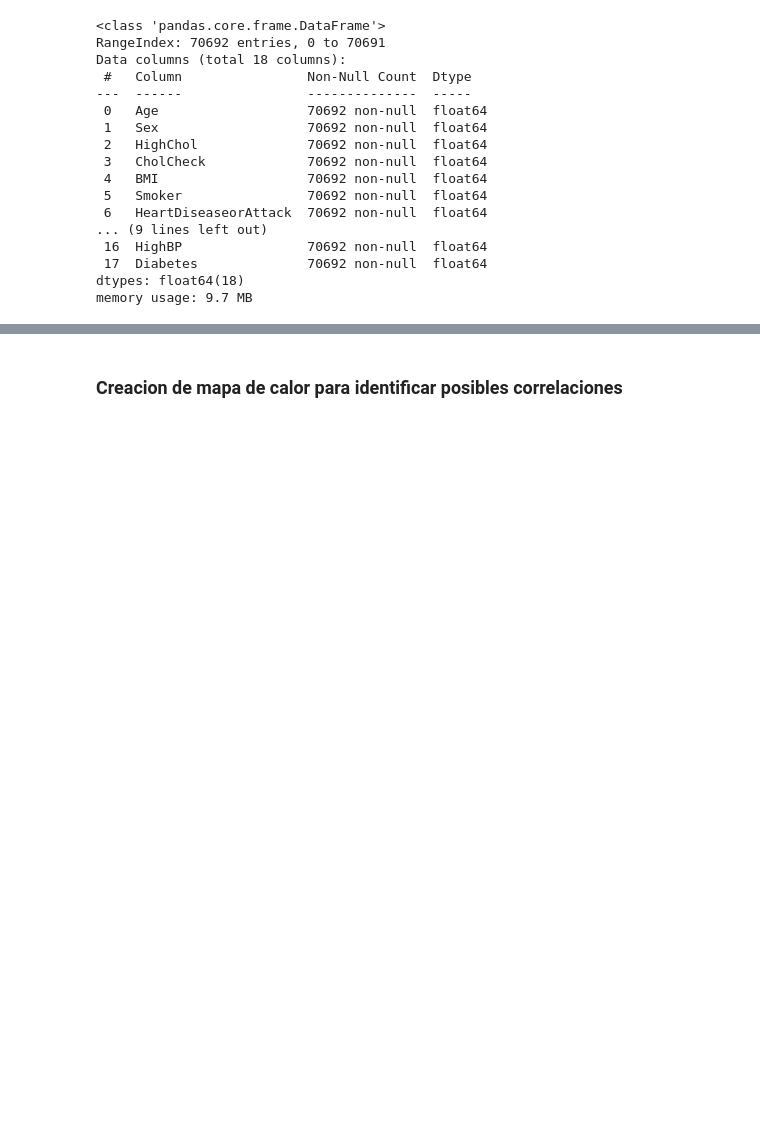
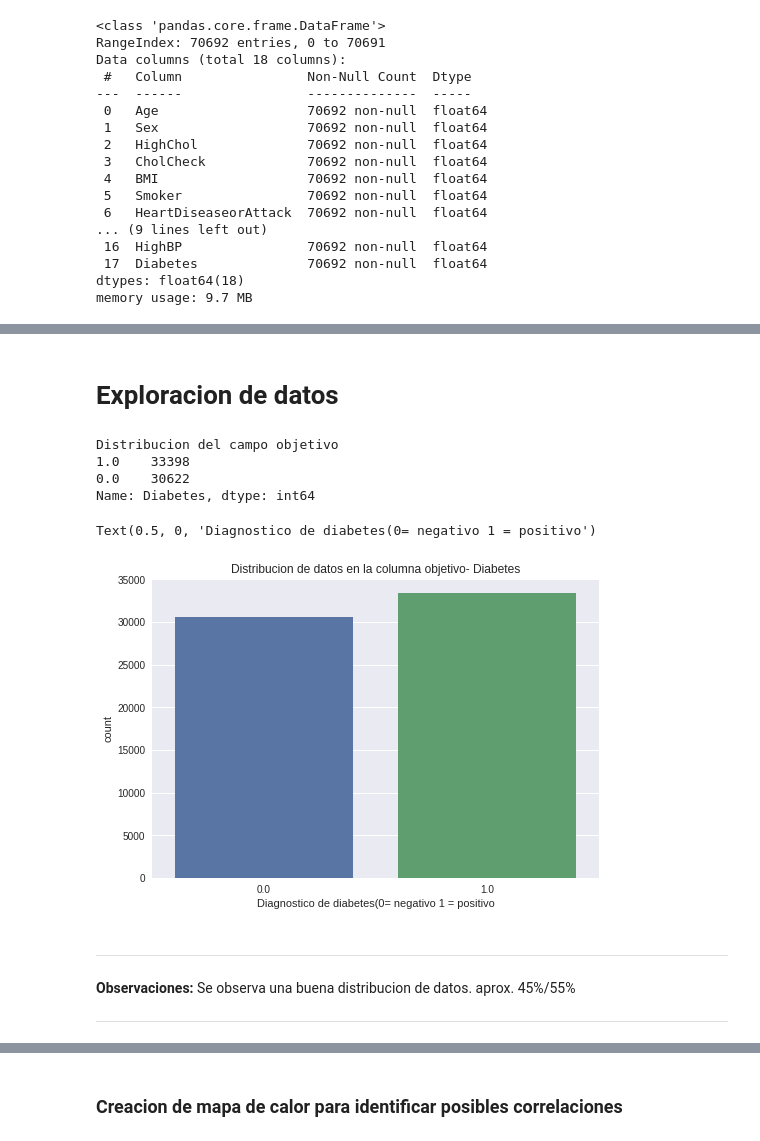
Before and after one commit to jjaquezrd/DATA_SCIENCE, a Jupyter notebook: Proyecto2.ipynb, the cells around one changed output, grey strips where cells are left out. Cells and saved outputs as stored; diff of their text form; code cells hidden in the pictures; blank space fills up the shorter version.

```diff
--- a/Proyecto2.ipynb
+++ b/Proyecto2.ipynb
@@ -389,0 +171,23 @@ Se observa que el 48% de las personas senaladas con diabetes corresponden al sex
+# %% [markdown]
+# Exploracion de datos
+# %%
+#Grafico para visualizar balanceo de los valores en la columna objetivo
+print('Distribucion del campo objetivo')
+print(df2['Diabetes'].value_counts())
+print('\n')
+_= sns.countplot(x='Diabetes', data=df2)
+plt.title('Distribucion de datos en la columna objetivo- Diabetes')
+plt.xlabel('Diagnostico de diabetes(0= negativo 1 = positivo')
+# %% [output]
+Distribucion del campo objetivo
+1.0    33398
+0.0    30622
+Name: Diabetes, dtype: int64
+Text(0.5, 0, 'Diagnostico de diabetes(0= negativo 1 = positivo')
+[figure, added]
+# %% [markdown]
+---
+
+**Observaciones:** Se observa una buena distribucion de datos. aprox. 45%/55%
+
+---
```
Also changed, not shown: parts of 82 cells of this notebook.
